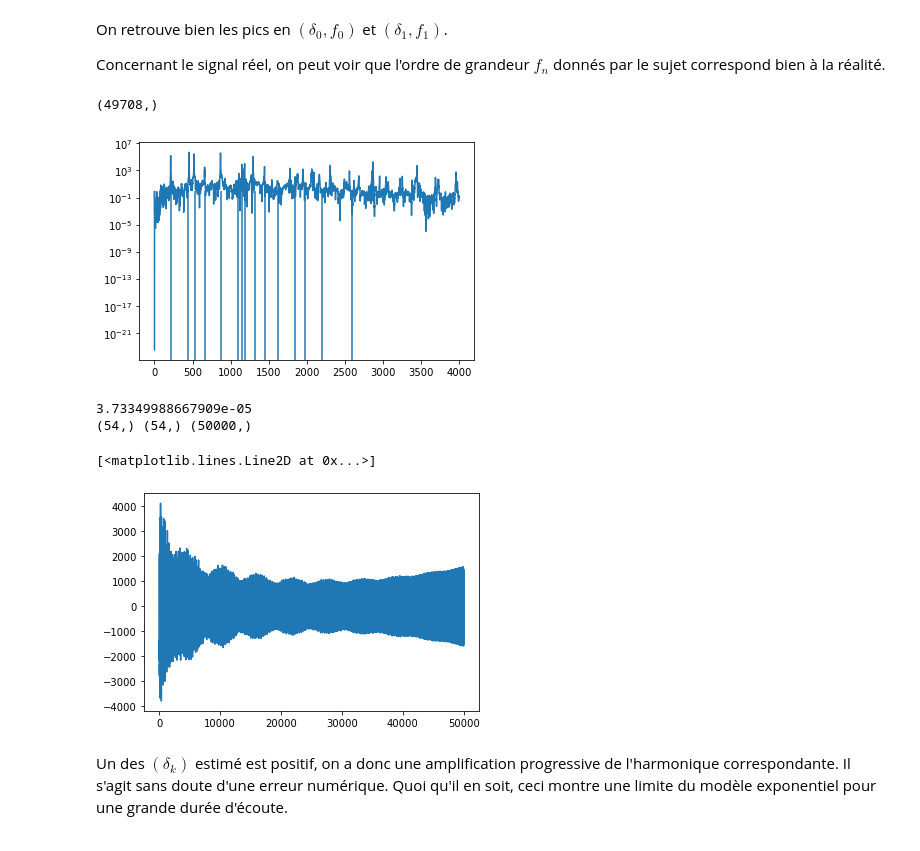
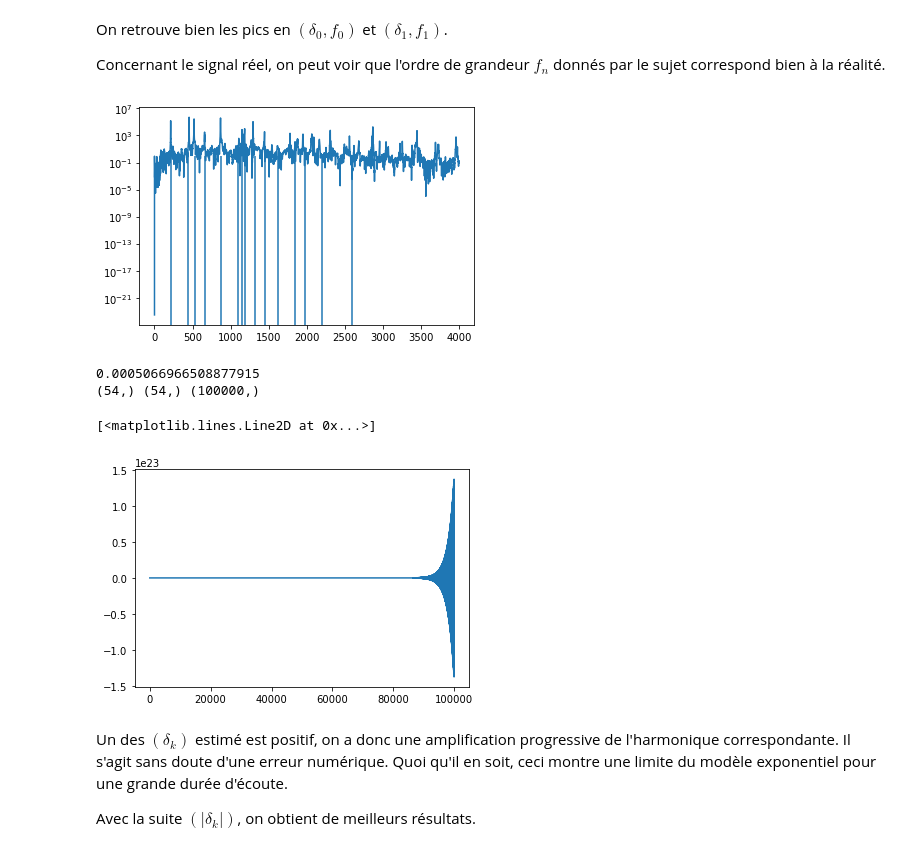
Before and after one commit to piptouque/atiam_tp_signal, a Jupyter notebook: tp4/source/tp4.ipynb, the cells around one changed output. Cells and saved outputs as stored; diff of their text form; code cells hidden in the pictures.

```diff
--- a/tp4/source/tp4.ipynb
+++ b/tp4/source/tp4.ipynb
@@ -276,33 +286,31 @@ f_n = lambda f_p: alpha_n * f_p
 f_p = 440 # graphiquement
 fs = f_n(f_p)
 
-print(p_ss.shape)
 plt.semilogy(freqs,p_ss)
 plt.vlines(fs, ymin=0, ymax=1)
 plt.show()
 # %% [output]
-(49708,)
 [figure]
 # %%
 k = 54
 n_s = 512
 n_ext = 1535
 n_start = 10000
-x = s[n_start:n_start+n]
+x = s[n_start:n_start+n_ext]
 w, w_per = get_w(x, n_s, k)
 delta_est, f_est = esprit(x, n_s, k)
 a_est, phi_est = least_squares(x, delta_est, f_est)
 
-print(delta_est)
-n_synth = 50000
+print(np.amax(delta_est))
+n_synth = 100000
 x_tilde = synthesis(n_synth, delta_est, f_est, a_est, phi_est)
 write('new_bell.wav', f_s, np.array(x_tilde, dtype=np.int16)) # to write a new wave file
 plt.plot(x_tilde)
 # %% [output]
-3.73349988667909e-05
-(54,) (54,) (50000,)
+0.0005066966508877915
+(54,) (54,) (100000,)
 [<matplotlib.lines.Line2D at 0x...>]
-[figure, old version]
+[figure, new version]
 # %% [markdown]
 Un des $(\delta_k)$ estimé est positif, on a donc une
 amplification progressive de l'harmonique correspondante.
@@ -310,3 +318,5 @@ Il s'agit sans doute d'une erreur numérique.
 Quoi qu'il en soit,
 ceci montre une limite du modèle exponentiel pour une
 grande durée d'écoute.
+
+Avec la suite $(|\delta_k|)$, on obtient de meilleurs résultats.
```
Also changed, not shown: parts of 9 cells of this notebook.
